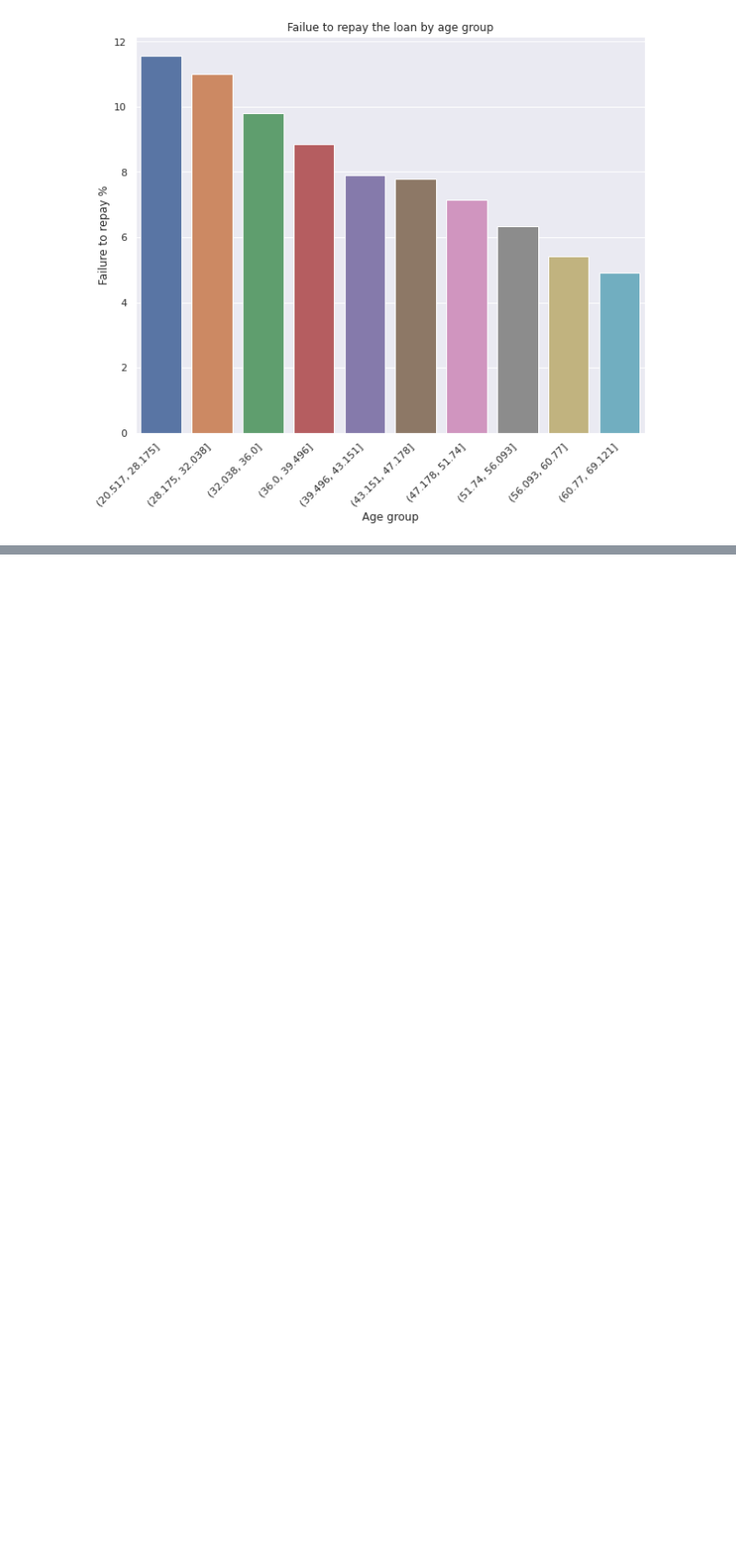
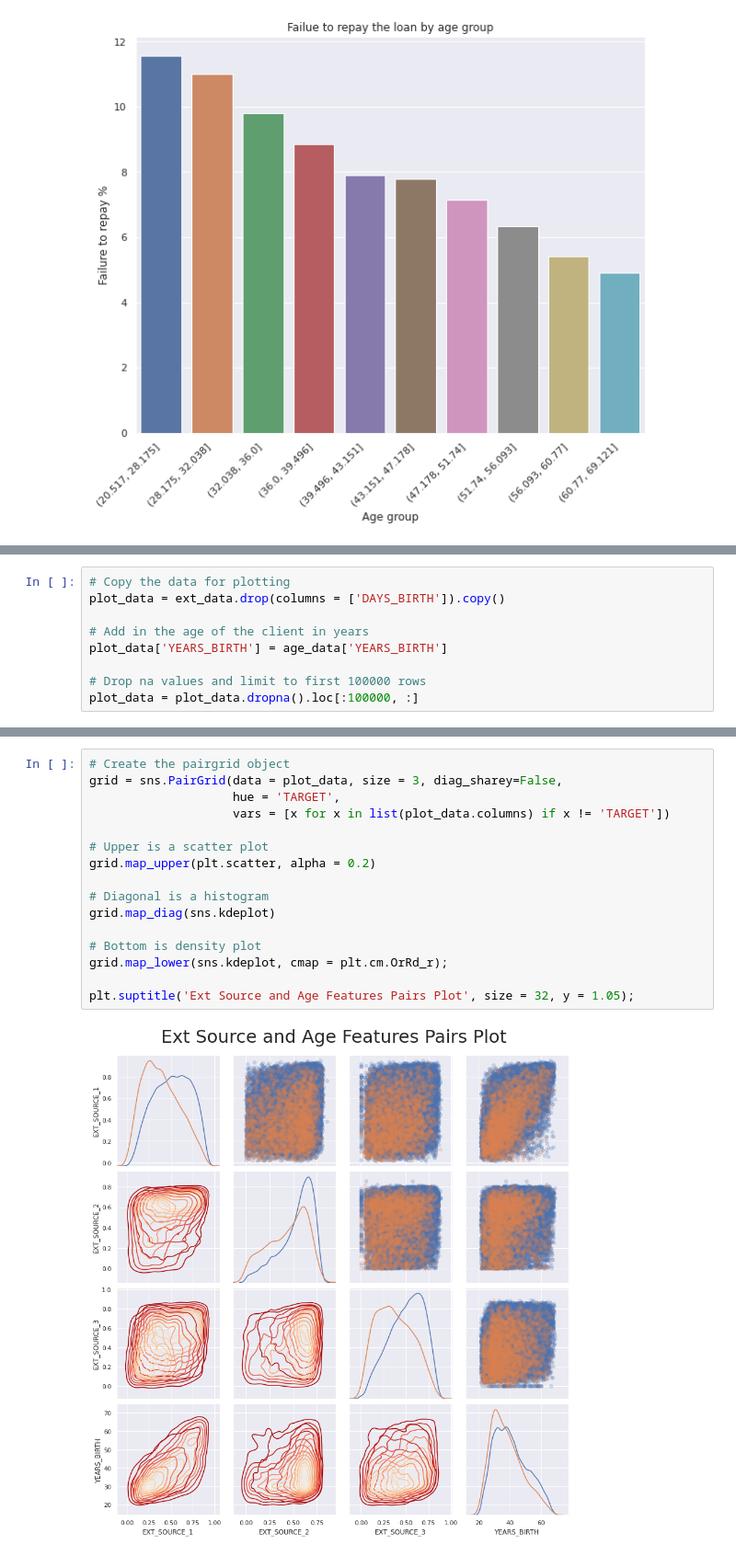
Before and after one commit to salma71/home_credit_risk, a Jupyter notebook: notebooks/credit_risk_part#1.ipynb, the cells around one changed output, grey strips where cells are left out. Shown at 92% size. Cells and saved outputs as stored; diff of their text form; blank space fills up the shorter version.

```diff
--- a/notebooks/credit_risk_part#1.ipynb
+++ b/notebooks/credit_risk_part#1.ipynb
@@ -538,0 +587,9 @@ So now, let's check another variables with a stronge correlation `EXT_SOURCE_1`,
+# %%
+# Copy the data for plotting
+plot_data = ext_data.drop(columns = ['DAYS_BIRTH']).copy()
+
+# Add in the age of the client in years
+plot_data['YEARS_BIRTH'] = age_data['YEARS_BIRTH']
+
+# Drop na values and limit to first 100000 rows
+plot_data = plot_data.dropna().loc[:100000, :]
@@ -538,0 +604,18 @@ So now, let's check another variables with a stronge correlation `EXT_SOURCE_1`,
+# %%
+# Create the pairgrid object
+grid = sns.PairGrid(data = plot_data, size = 3, diag_sharey=False,
+                    hue = 'TARGET',
+                    vars = [x for x in list(plot_data.columns) if x != 'TARGET'])
+
+# Upper is a scatter plot
+grid.map_upper(plt.scatter, alpha = 0.2)
+
+# Diagonal is a histogram
+grid.map_diag(sns.kdeplot)
+
+# Bottom is density plot
+grid.map_lower(sns.kdeplot, cmap = plt.cm.OrRd_r);
+
+plt.suptitle('Ext Source and Age Features Pairs Plot', size = 32, y = 1.05);
+# %% [output]
+[figure, added]
```
Also changed, not shown: parts of 8 cells of this notebook.
